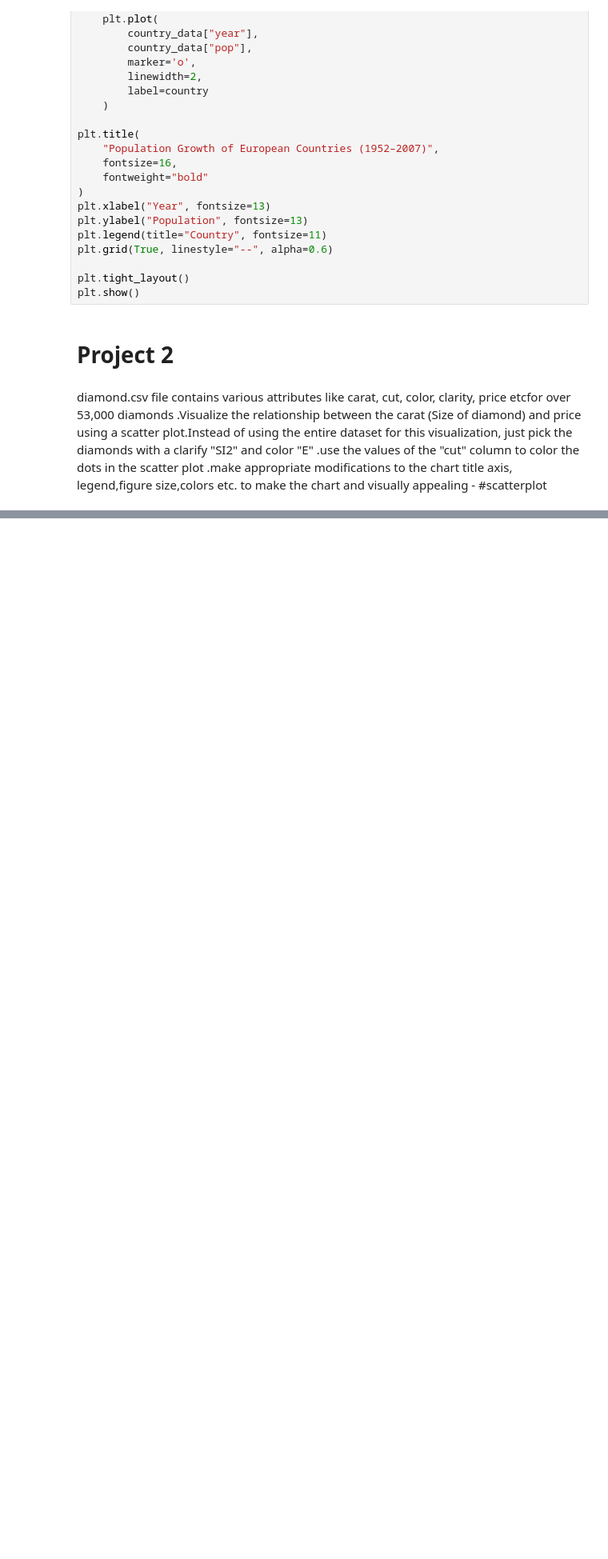
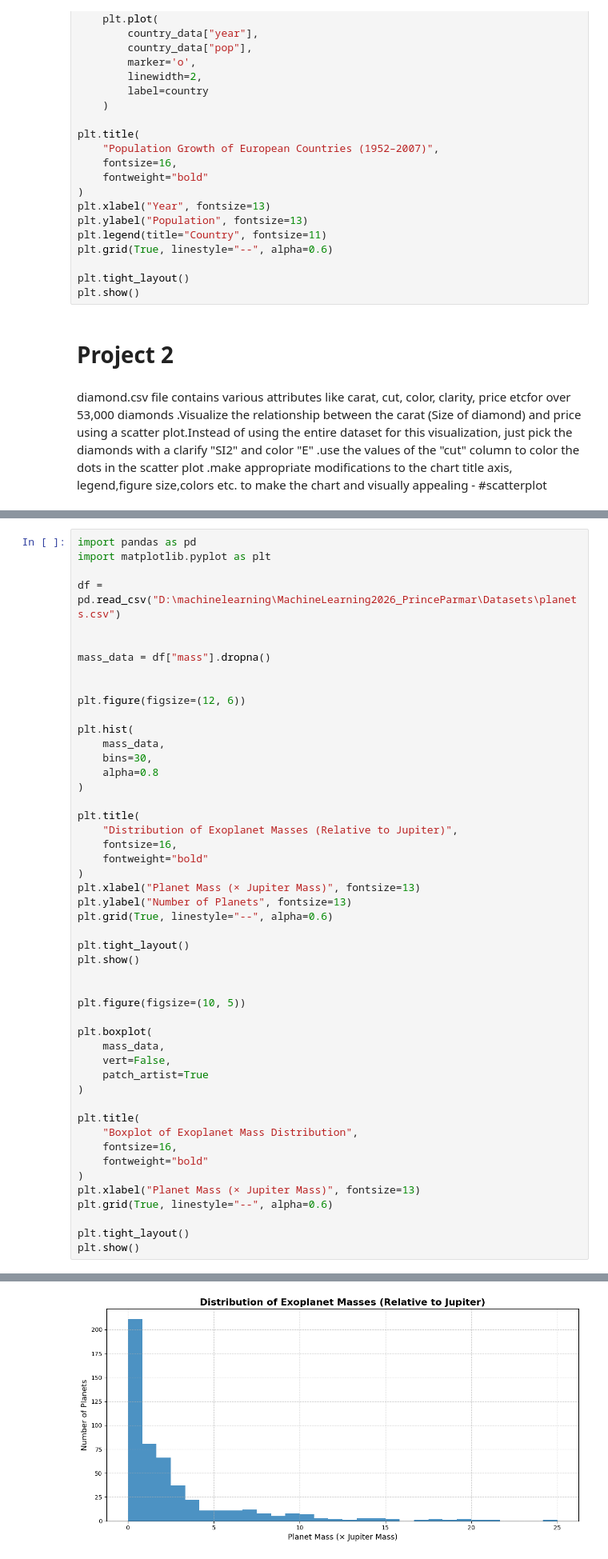
Before and after one commit to prince31204/MachineLearning2026_PrinceParmar, a Jupyter notebook: Labs/lab1.ipynb, the cells around one changed output, grey strips where cells are left out. Shown at 80% size. Saved outputs shown, nothing was run; the diff lists cells and outputs as text; blank space fills up the shorter version.

```diff
--- a/Labs/lab1.ipynb
+++ b/Labs/lab1.ipynb
@@ -96,0 +92,50 @@ invalid escape sequence '\m'
+# %%
+import pandas as pd
+import matplotlib.pyplot as plt
+
+df = pd.read_csv("D:\machinelearning\MachineLearning2026_PrinceParmar\Datasets\planets.csv")
+
+
+mass_data = df["mass"].dropna()
+
+
+plt.figure(figsize=(12, 6))
+
+plt.hist(
+    mass_data,
+    bins=30,
+    alpha=0.8
+)
+
+plt.title(
+    "Distribution of Exoplanet Masses (Relative to Jupiter)",
+    fontsize=16,
+    fontweight="bold"
+)
+plt.xlabel("Planet Mass (× Jupiter Mass)", fontsize=13)
+plt.ylabel("Number of Planets", fontsize=13)
+plt.grid(True, linestyle="--", alpha=0.6)
+
+plt.tight_layout()
+plt.show()
+
+
+plt.figure(figsize=(10, 5))
+
+plt.boxplot(
+    mass_data,
+    vert=False,
+    patch_artist=True
+)
+
+plt.title(
+    "Boxplot of Exoplanet Mass Distribution",
+    fontsize=16,
+    fontweight="bold"
+)
+plt.xlabel("Planet Mass (× Jupiter Mass)", fontsize=13)
+plt.grid(True, linestyle="--", alpha=0.6)
+
+plt.tight_layout()
+plt.show()
+# %% [output]
@@ -96,0 +149 @@ invalid escape sequence '\m'
+[figure, added]
```
Also changed, not shown: parts of 4 cells of this notebook.
